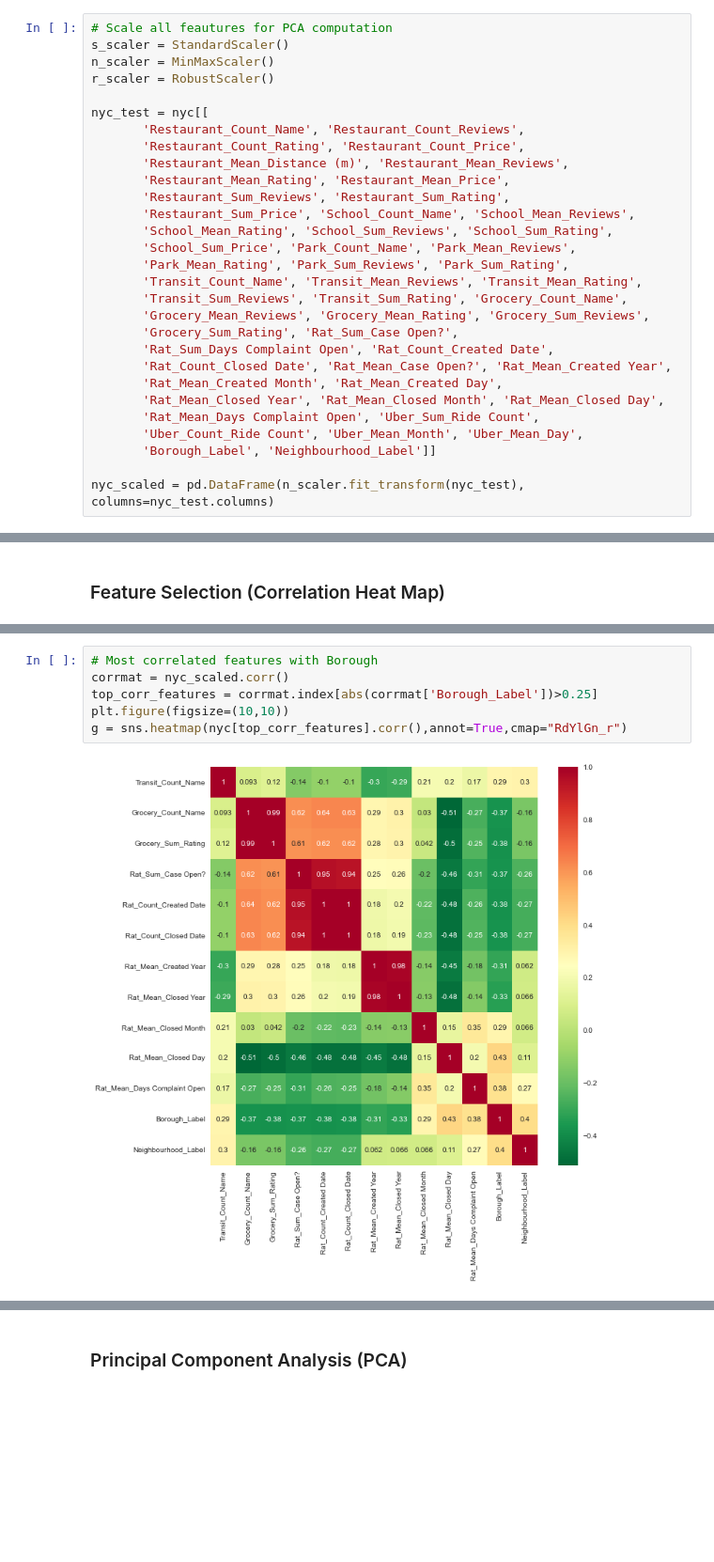
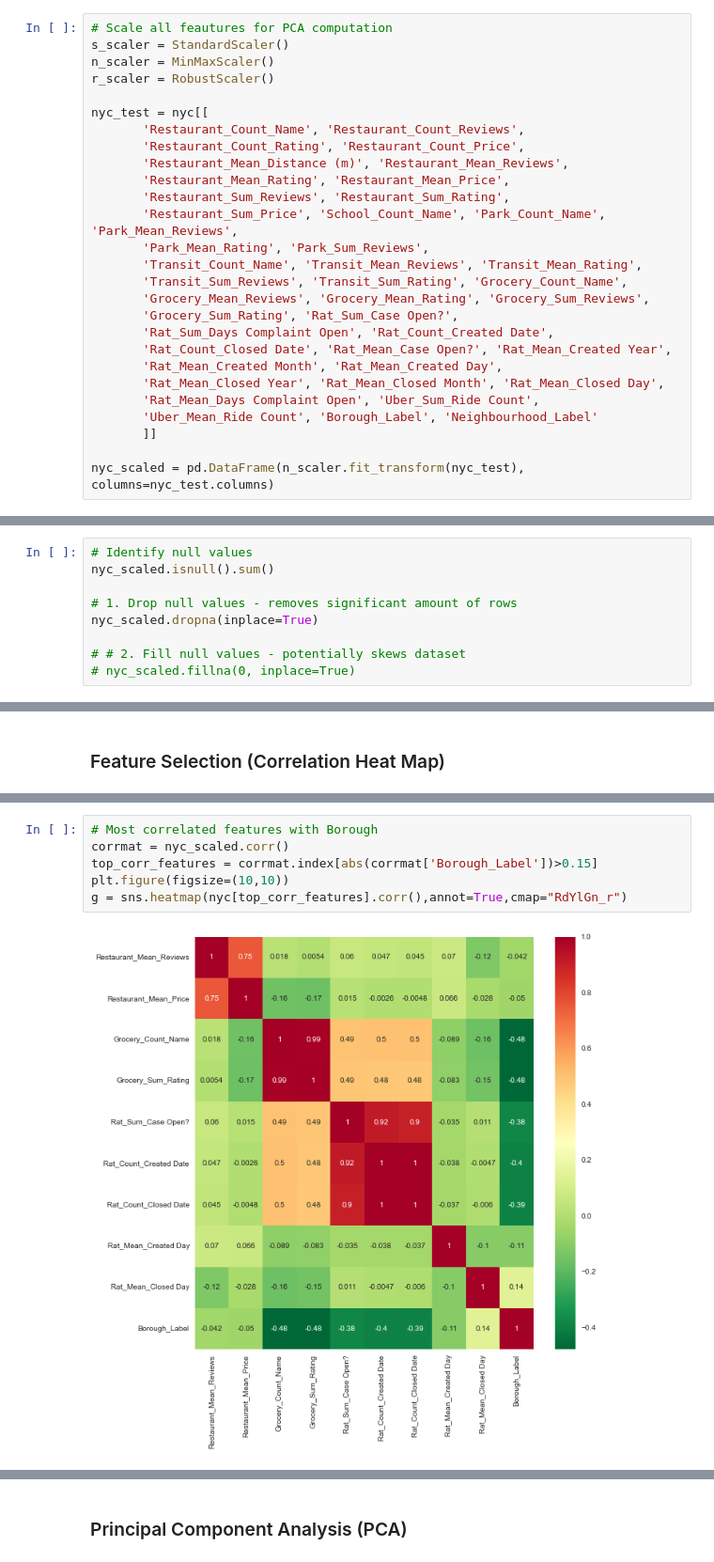
Before and after one commit to annleystanley/Midterm-Project, a Jupyter notebook: modeling_v1.ipynb, the cells around one changed output, grey strips where cells are left out. Shown: that part at 94% size. Cells and saved outputs as stored; diff of their text form; blank space fills up the shorter version.

```diff
--- a/modeling_v1.ipynb
+++ b/modeling_v1.ipynb
@@ -90,10 +110,8 @@ nyc_test = nyc[[
        'Restaurant_Mean_Distance (m)', 'Restaurant_Mean_Reviews',
        'Restaurant_Mean_Rating', 'Restaurant_Mean_Price',
        'Restaurant_Sum_Reviews', 'Restaurant_Sum_Rating',
-       'Restaurant_Sum_Price', 'School_Count_Name', 'School_Mean_Reviews',
-       'School_Mean_Rating', 'School_Sum_Reviews', 'School_Sum_Rating',
-       'School_Sum_Price', 'Park_Count_Name', 'Park_Mean_Reviews',
-       'Park_Mean_Rating', 'Park_Sum_Reviews', 'Park_Sum_Rating',
+       'Restaurant_Sum_Price', 'School_Count_Name', 'Park_Count_Name', 'Park_Mean_Reviews',
+       'Park_Mean_Rating', 'Park_Sum_Reviews',
        'Transit_Count_Name', 'Transit_Mean_Reviews', 'Transit_Mean_Rating',
        'Transit_Sum_Reviews', 'Transit_Sum_Rating', 'Grocery_Count_Name',
        'Grocery_Mean_Reviews', 'Grocery_Mean_Rating', 'Grocery_Sum_Reviews',
@@ -103,8 +121,8 @@ nyc_test = nyc[[
        'Rat_Mean_Created Month', 'Rat_Mean_Created Day',
        'Rat_Mean_Closed Year', 'Rat_Mean_Closed Month', 'Rat_Mean_Closed Day',
        'Rat_Mean_Days Complaint Open', 'Uber_Sum_Ride Count',
-       'Uber_Count_Ride Count', 'Uber_Mean_Month', 'Uber_Mean_Day',
-       'Borough_Label', 'Neighbourhood_Label']]
+       'Uber_Mean_Ride Count', 'Borough_Label', 'Neighbourhood_Label'
+       ]]
 
 nyc_scaled = pd.DataFrame(n_scaler.fit_transform(nyc_test), columns=nyc_test.columns)
 # %%
@@ -120,3 +138,12 @@ nyc_scaled.head()
+# %%
+# Identify null values
+nyc_scaled.isnull().sum()
+
+# 1. Drop null values - removes significant amount of rows
+nyc_scaled.dropna(inplace=True)
+
+# # 2. Fill null values - potentially skews dataset
+# nyc_scaled.fillna(0, inplace=True)
 # %% [markdown]
 ### Feature Selection (Filter Method)
 # %%
@@ -192,8 +219,8 @@ sns.heatmap(cormat, vmax=.8, square=True, cmap="RdYlGn_r");
 # %%
 # Most correlated features with Borough
 corrmat = nyc_scaled.corr()
-top_corr_features = corrmat.index[abs(corrmat['Borough_Label'])>0.25]
+top_corr_features = corrmat.index[abs(corrmat['Borough_Label'])>0.15]
 plt.figure(figsize=(10,10))
 g = sns.heatmap(nyc[top_corr_features].corr(),annot=True,cmap="RdYlGn_r")
 # %% [output]
-[figure, old version]
+[figure, new version]
```
Also changed, not shown: parts of 24 cells of this notebook, 2 other files.
